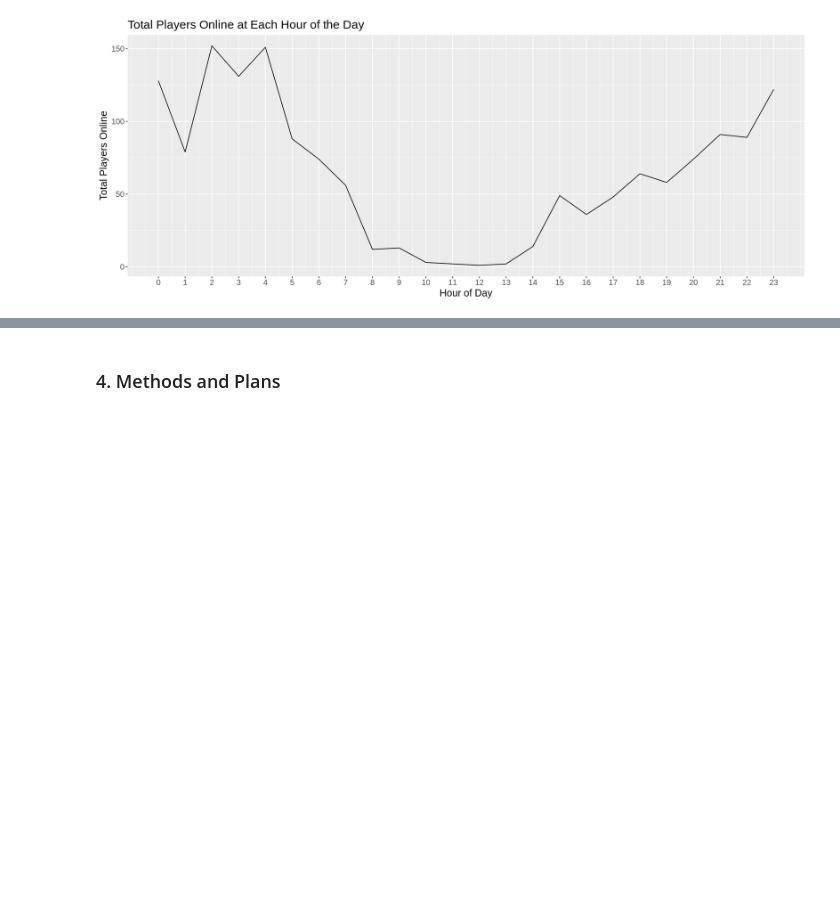
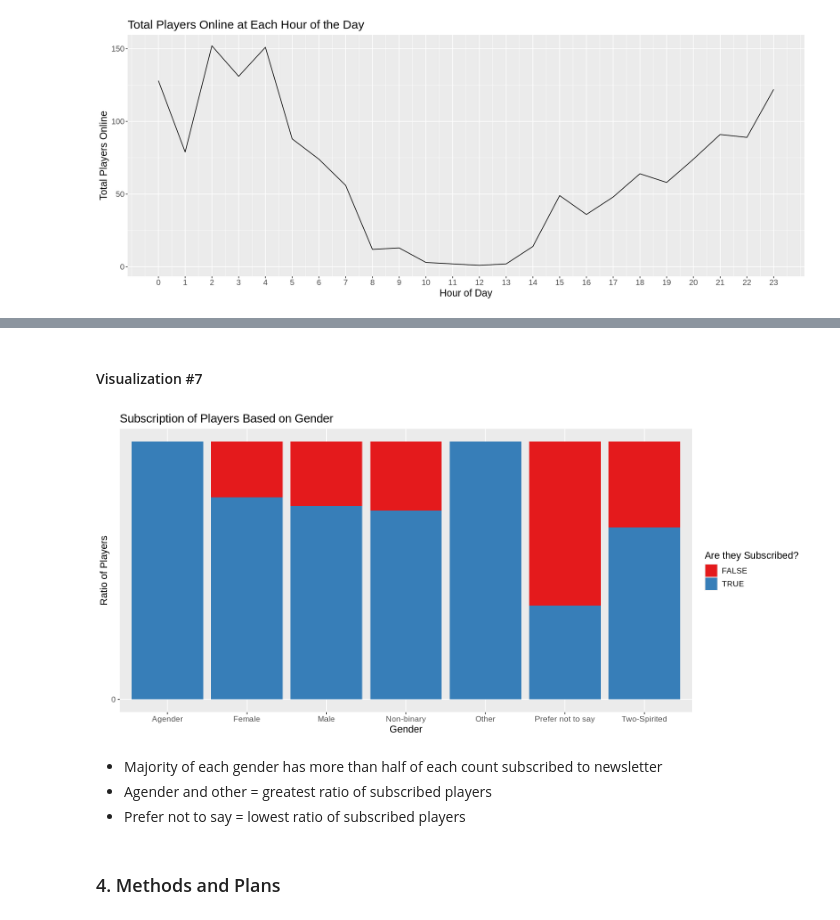
Before and after one commit to tchan0717/dsci-100-2025w1-group-36, a Jupyter notebook: plaicraft_project.ipynb, the cells around one changed output, grey strips where cells are left out. Cells and saved outputs as stored; diff of their text form; code cells hidden in the pictures; blank space fills up the shorter version.

```diff
--- a/plaicraft_project.ipynb
+++ b/plaicraft_project.ipynb
@@ -547,3 +553,22 @@ It seems like regular players are most likely to subscribe to PlaiCraft's newsle
+# %% [markdown]
+#### Visualization #7
+# %%
+options(repr.plot.width = 13, repr.plot.height = 6)
+
+gender_bar <- ggplot(players_data, aes(x = gender, fill = subscribe)) +
+                geom_bar(position = "fill") +
+                labs(x = "Gender", y = "Ratio of Players", fill = "Are they Subscribed?") +
+                ggtitle("Subscription of Players Based on Gender") +
+                scale_fill_brewer(palette = "Set1") +
+                scale_y_continuous(breaks = seq(0, 130, by = 10)) +
+                theme(text = element_text(size = 13))
+gender_bar
+# %% [output]
+[figure, new version]
+# %% [markdown]
+- Majority of each gender has more than half of each count subscribed to newsletter
+- Agender and other = greatest ratio of subscribed players
+- Prefer not to say = lowest ratio of subscribed players
 # %% [markdown]
 ### 4. Methods and Plans
 # %% [markdown]
```
Also changed, not shown: parts of 39 cells of this notebook.
